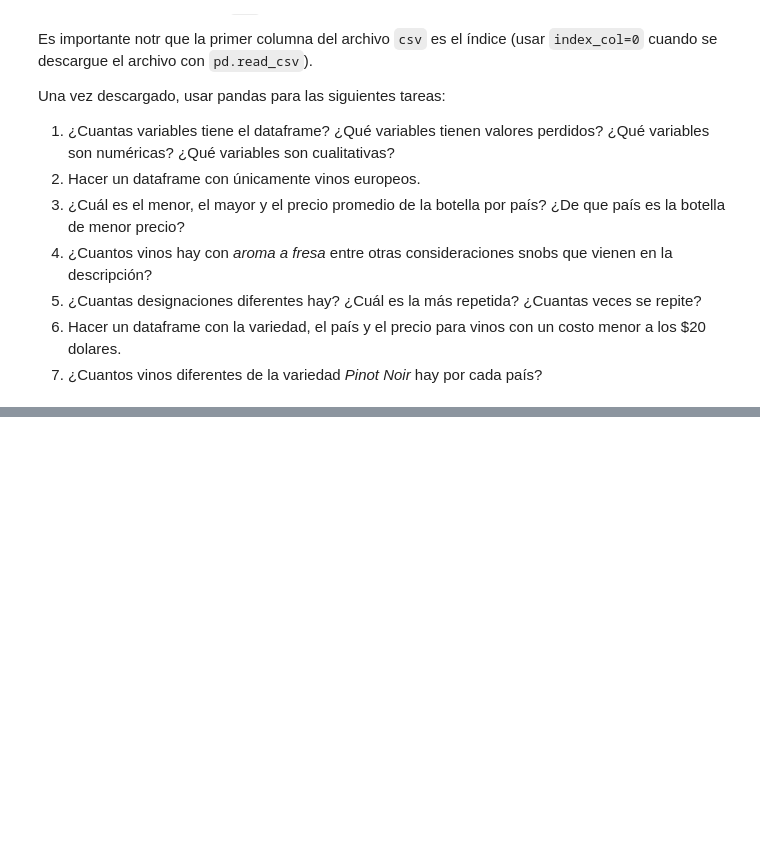
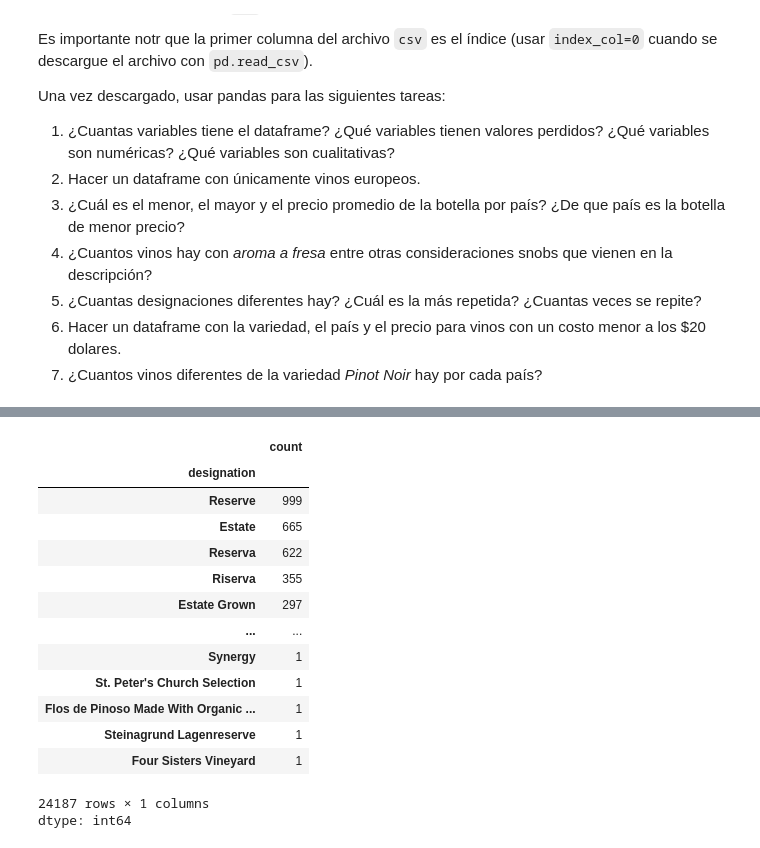
Before and after one commit to Alejandro-Barreras/alejandrobarreras-ai, a Jupyter notebook: tareas_y_actividades/intro_pandas.ipynb, the cells around one changed output, grey strips where cells are left out. Saved outputs shown, nothing was run; the diff lists cells and outputs as text; code cells hidden in the pictures; blank space fills up the shorter version.

```diff
--- a/tareas_y_actividades/intro_pandas.ipynb
+++ b/tareas_y_actividades/intro_pandas.ipynb
@@ -800,5 +842,26 @@ memory usage: 7.0+ MB
 # %%
 # ¿Cuantas designaciones diferentes hay? ¿Cuál es la más repetida? ¿Cuantas veces se repite?
+df.designation.nunique()
+
+df.designation.value_counts().max()
+
+df.designation.value_counts()
+# %% [output]
+|  | count |
+| designation |  |
+| Reserve | 999 |
+| Estate | 665 |
+| Reserva | 622 |
+| Riserva | 355 |
+| Estate Grown | 297 |
+| ... | ... |
+| Synergy | 1 |
+| St. Peter's Church Selection | 1 |
+| Flos de Pinoso Made With Organic ... | 1 |
+| Steinagrund Lagenreserve | 1 |
+| Four Sisters Vineyard | 1 |
+24187 rows × 1 columns
+dtype: int64
 # %%
 # Hacer un dataframe con la variedad, el país y el precio para vinos con un costo menor a los $20 dolares
 # %%
```
Also changed, not shown: parts of 3 cells of this notebook.
